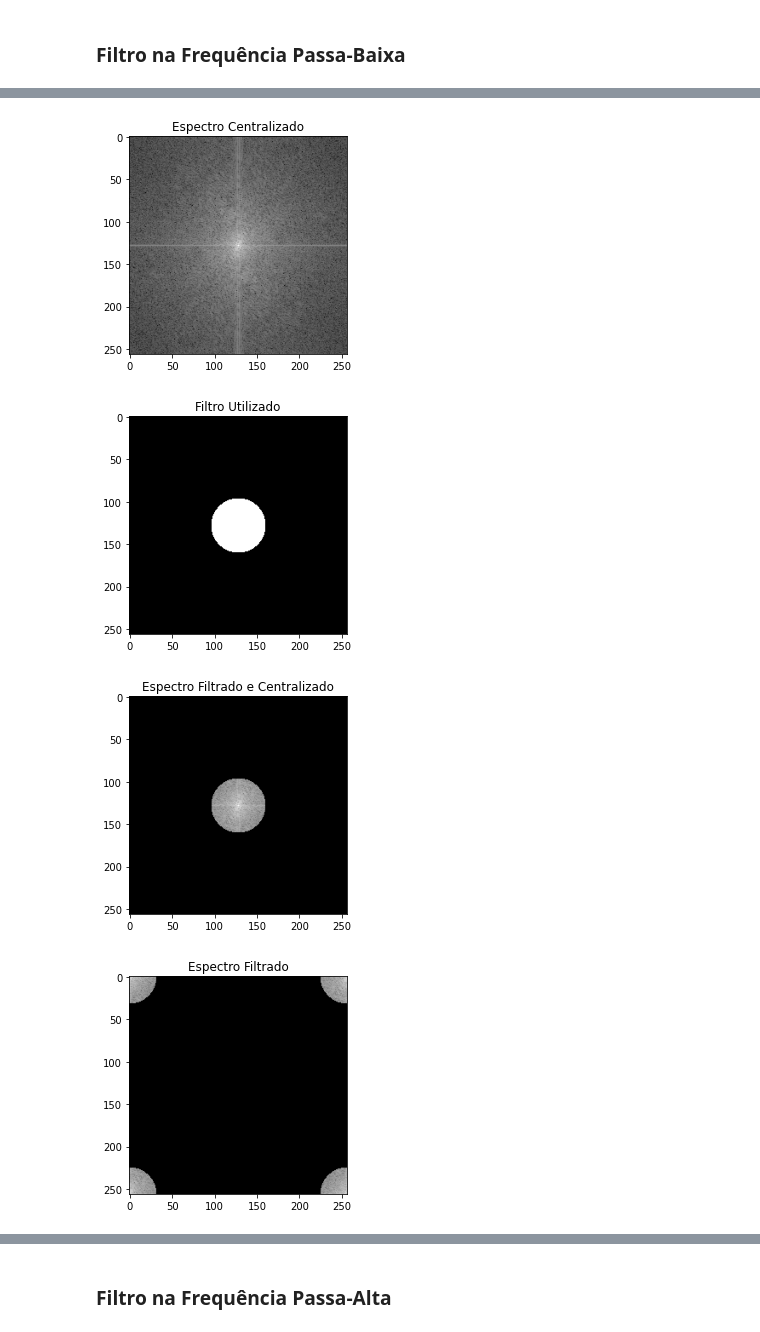
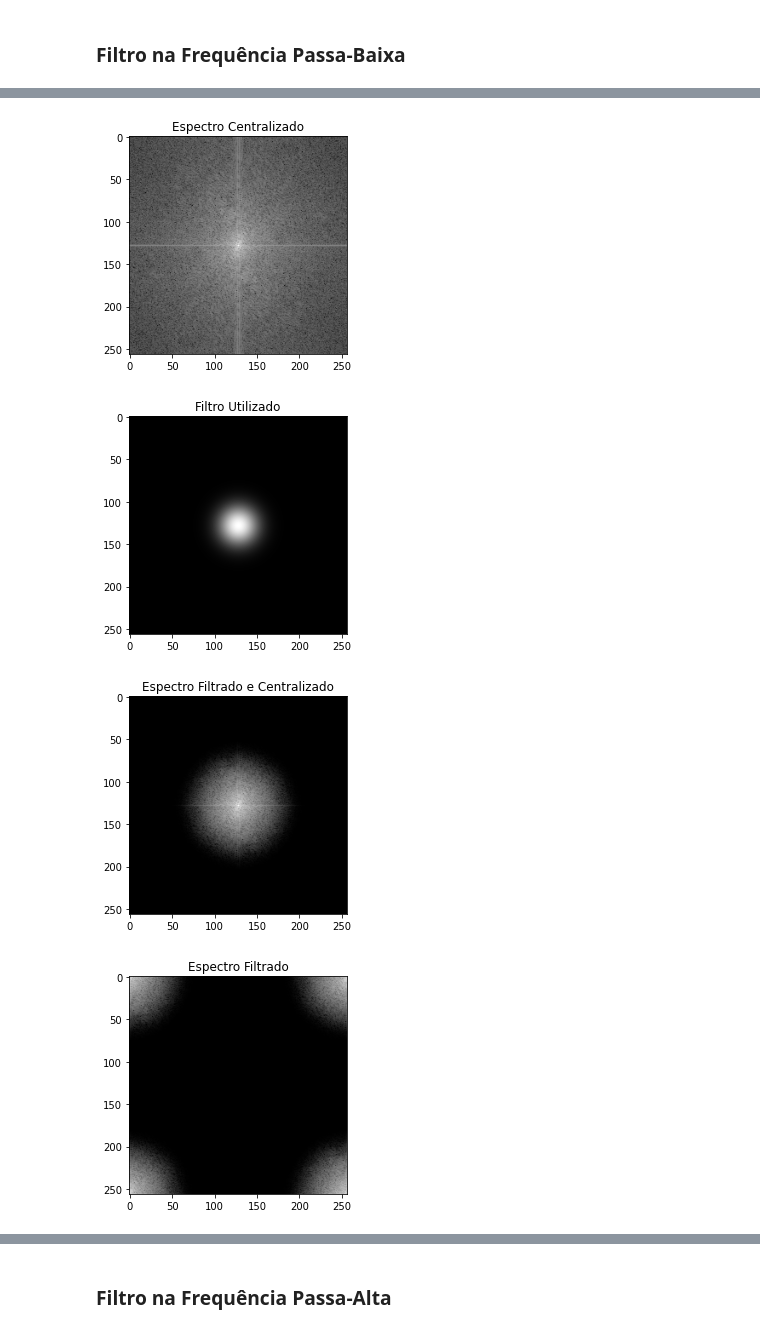
Before and after one commit to Err0rGCeni/studyLAPISCOOpenCV, a Jupyter notebook: gcPDI2/gc201_Filtragem.ipynb, the cells around one changed output, grey strips where cells are left out. Cells and saved outputs as stored; diff of their text form; code cells hidden in the pictures.

Commit message:
Finalizado Filtragem

```diff
--- a/gcPDI2/gc201_Filtragem.ipynb
+++ b/gcPDI2/gc201_Filtragem.ipynb
@@ -35,40 +60,35 @@ plt.show()
 # %% [markdown]
 ### Filtro na Frequência Passa-Baixa
 # %%
-#FrequencyFilter
-##"FULL" Mode already print everything
-def FFLowPass(img, Fsize, mode='DEFAULT'):
-    #Filter
-    ##Ideal
+#Filter: Gaussian
+def GaussLP(img, Fsize):
     rows, cols = img.shape
     base = np.zeros((rows, cols))
     centerx, centery = (rows/2,cols/2)
-    ##Drawn a Circle
     for x in range(cols):
         for y in range(rows):
-            if math.hypot(x - centerx, y - centery) < Fsize:
-                base[y,x] = 1
+            base[y,x] = math.exp(((-math.hypot(x - centerx, y - centery)**2)/(2*(Fsize**2))))
+    return base
 
-    #Frequency Domain
+#Frequency Domain
+def FFLowPass(img, Fsize, mode='DEFAULT'):
+    base = GaussLP(img, Fsize)
     ##This function computes the n-dimensional discrete Fourier Transform
     spectrum = np.fft.fft2(img)
     ##Shift the zero-frequency component to the center of the spectrum.
     centspectrum = np.fft.fftshift(spectrum)
-
-    #Apply
+    ##Apply Filter
     filtercentspectrum = centspectrum*base
-
-    #Uncentered
+    ##Uncentered
     filterspectrum = np.fft.ifftshift(filtercentspectrum)
-
+    ##Final
     filterimg = np.fft.ifft2(filterspectrum)
     result = np.real(filterimg)
-
+    ##FULL mode: print step-by-step
     if mode == 'FULL':
         plt.imshow(img,cmap='gray')
         plt.title('Imagem Original')
         plt.show()
-
         plt.imshow(np.log(1+np.abs(spectrum)),cmap='gray')
         plt.title('Espectro')
         plt.show()
@@ -78,33 +98,25 @@ def FFLowPass(img, Fsize, mode='DEFAULT'):
         plt.imshow(base,cmap='gray')
         plt.title('Filtro Utilizado')
         plt.show()
-
         plt.imshow(np.log(1+np.abs(filtercentspectrum)),cmap='gray')
         plt.title('Espectro Filtrado e Centralizado')
         plt.show()
         plt.imshow(np.log(1+np.abs(filterspectrum)),cmap='gray')
         plt.title('Espectro Filtrado')
         plt.show()
-        #plt.imshow(20*np.log(np.abs(filtercentspectrum)),cmap='gray')
-        #plt.title('Espectro Filtrado e Centralizado')
-        #plt.show()
-        #plt.imshow(20*np.log(np.abs(filterspectrum)),cmap='gray')
-        #plt.title('Espectro Filtrado')
-        #plt.show()
-
         plt.imshow(result,cmap='gray')
         plt.title('Imagem Filtrada')
         plt.show()
 
     return result
 # %%
-result = FFLowPass(imgA, 32, mode='FULL')
+result = FFLowPass(imgA, 16, mode='FULL') #256/16
 # %% [output]
 [figure]
 [figure]
 [figure]
-[figure, old version]
+[figure, new version]
-[figure, old version]
+[figure, new version]
-[figure, old version]
+[figure, new version]
 [figure]
 # %%
```
Also changed, not shown: parts of 13 cells of this notebook.
